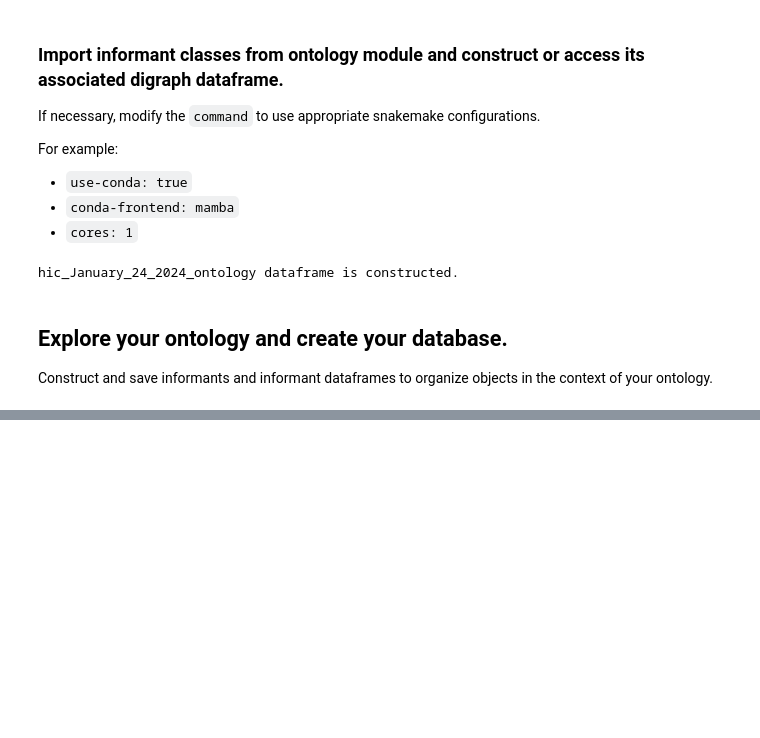
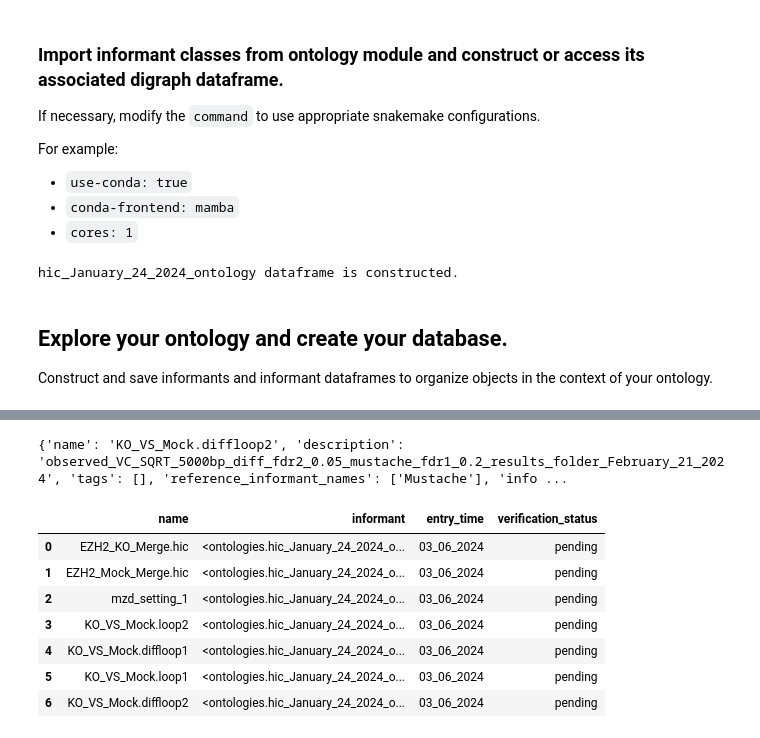
Before and after one commit to cfrankston728/ont_rdb, a Jupyter notebook: ont_rdb/ont_rdb_explorer.ipynb, the cells around one changed output, grey strips where cells are left out. Cells and saved outputs as stored; diff of their text form; code cells hidden in the pictures; blank space fills up the shorter version.

```diff
--- a/ont_rdb/ont_rdb_explorer.ipynb
+++ b/ont_rdb/ont_rdb_explorer.ipynb
@@ -151,0 +152,55 @@ my_informant_dataframe.filter("(@genome_assembly_name == 'GRCh38') & (@gz == Fal
+# %%
+this_informant_df = informant_class.Informant_Dataframe()
+
+informants_list = []
+informants_list.append(HiC_File(name='EZH2_KO_Merge.hic',
+                  description='Bulk HiC data from the laboratory of Ted Braun at OHSU of hematopoietic stem cells after an EZH2 CRISPR knockout, merged from three technical replicates by the HiCkory authored by PhD. student Benjamin Skubi in the Yardimci Lab.',
+                  tags=['Braun_Lab', 'EZH2_Knockout', 'hematopoietic_stem_cell', 'HiCkory'],
+                  species='homo_sapiens',
+                  location='/home/cfrankston/Projects/hic_scope/hic_files/KO.hic',
+                  genome_assembly_name='GRCh38',
+                  hic_type='in_situ'))
+
+informants_list.append(HiC_File(name='EZH2_Mock_Merge.hic',
+                  description='Bulk HiC data from the laboratory of Ted Braun at OHSU of hematopoietic stem cells controlling against an EZH2 CRISPR knockout, merged from three technical replicates by the HiCkory authored by PhD. student Benjamin Skubi in the Yardimci Lab.',
+                  tags=['Braun_Lab', 'EZH2_Knockout', 'hematopoietic_stem_cell', 'HiCkory'],
+                  species='homo_sapiens',
+                  location='/home/cfrankston/Projects/hic_scope/hic_files/Mock.hic',
+                  genome_assembly_name='GRCh38',
+                  hic_type='in_situ'))
+
+#print(KO_hic.__dict__)
+#print('\n')
+
+informants_list.append(hicstraw_getMatrixZoomData_Parameters(name='mzd_setting_1',
+                                                      parameters={'chr1':1,
+                                                                  'chr2':1,
+                                                                  'obs_type':'observed',
+                                                                  'norm':'VC_SQRT',
+                                                                  'resolution_units':'BP',
+                                                                  'res':10000}))
+#print(my_mzd_params.__dict__)
+#(hicstraw_getMatrixZoomData.__dict__)
+
+Mustache = Algorithm()
+
+loop_bedpes_list = informant_class.create_file_informant_list_from_folder(root_folder='/home/cfrankston/Projects/hic_scope/bedpe_files', use_location=True, attribute_sequence=['name'],
+                                                                              informant_class=HiC_Loops_File, reference_informant_names=['Mustache'], description='observed_VC_SQRT_5000bp_diff_fdr2_0.05_mustache_fdr1_0.2_results_folder_February_21_2024',
+                                                                              genome_assembly_name='GRCh38', gz=False, species='homo_sapiens')
+
+informants_list += (loop_bedpes_list)
+
+this_informant_df.append(informants_list)
+
+print(this_informant_df.df.loc[6]['informant'].__dict__)
+this_informant_df.df
+# %% [output]
+{'name': 'KO_VS_Mock.diffloop2', 'description': 'observed_VC_SQRT_5000bp_diff_fdr2_0.05_mustache_fdr1_0.2_results_folder_February_21_2024', 'tags': [], 'reference_informant_names': ['Mustache'], 'info ...
+|  | name | informant | entry_time | verification_status |
+| 0 | EZH2_KO_Merge.hic | <ontologies.hic_January_24_2024_o... | 03_06_2024 | pending |
+| 1 | EZH2_Mock_Merge.hic | <ontologies.hic_January_24_2024_o... | 03_06_2024 | pending |
+| 2 | mzd_setting_1 | <ontologies.hic_January_24_2024_o... | 03_06_2024 | pending |
+| 3 | KO_VS_Mock.loop2 | <ontologies.hic_January_24_2024_o... | 03_06_2024 | pending |
+| 4 | KO_VS_Mock.diffloop1 | <ontologies.hic_January_24_2024_o... | 03_06_2024 | pending |
+| 5 | KO_VS_Mock.loop1 | <ontologies.hic_January_24_2024_o... | 03_06_2024 | pending |
+| 6 | KO_VS_Mock.diffloop2 | <ontologies.hic_January_24_2024_o... | 03_06_2024 | pending |
```
Also changed, not shown: parts of 2 cells of this notebook, 2 other files.
